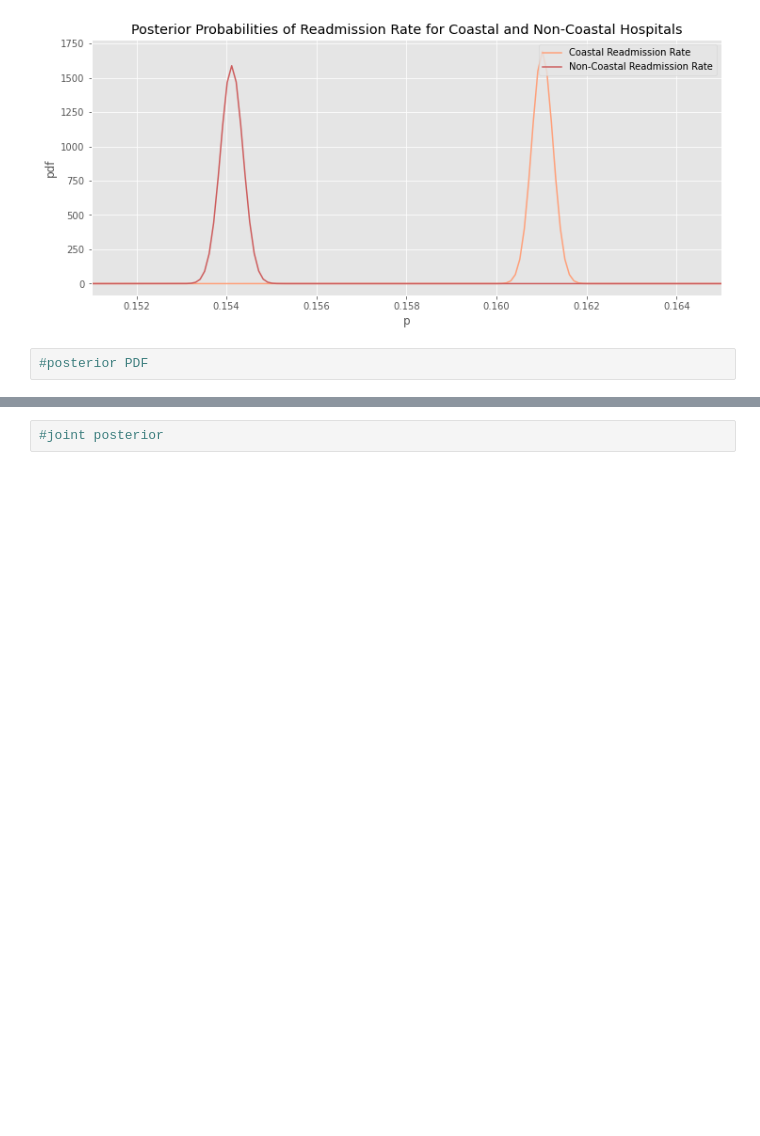
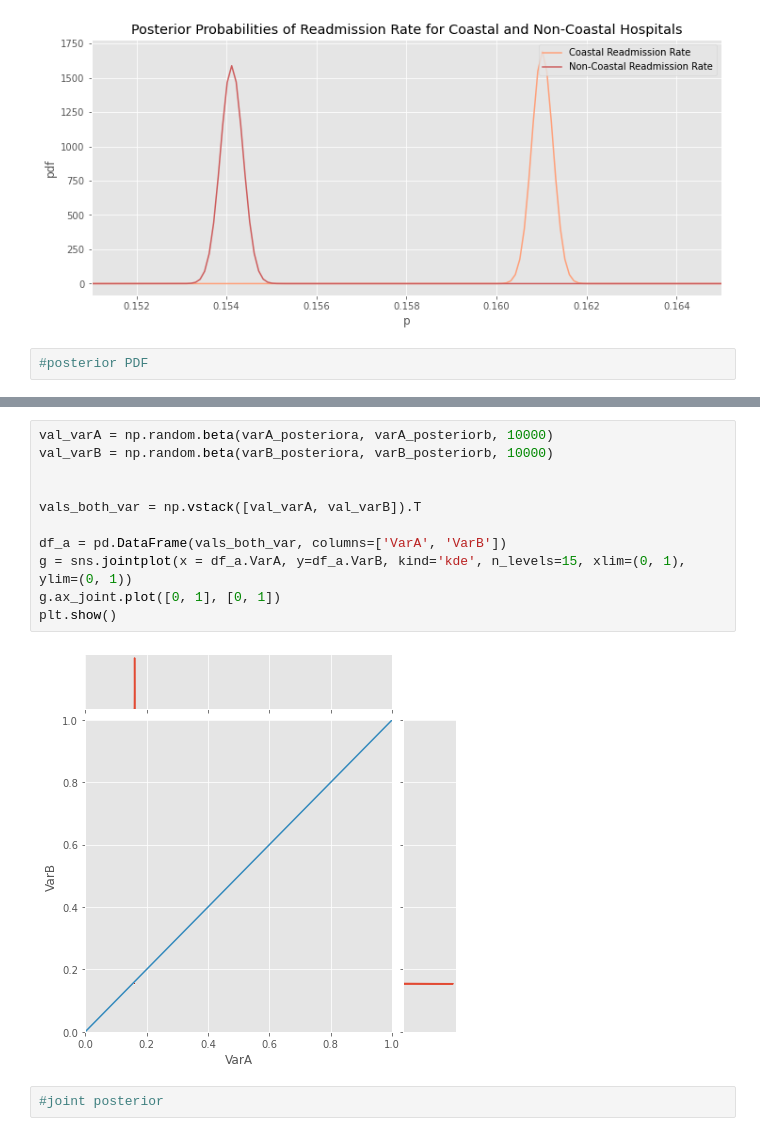
Before and after one commit to l-scho/National-Hosiptal-Readmission, a Jupyter notebook: capstone1_data.ipynb, the cells around one changed output, grey strips where cells are left out. Saved outputs shown, nothing was run; the diff lists cells and outputs as text; blank space fills up the shorter version.

Commit message:
more graphs

```diff
--- a/capstone1_data.ipynb
+++ b/capstone1_data.ipynb
@@ -173,3 +189,16 @@ TypeError: _parse_args() missing 1 required positional argument: 'b'
+# %%
+val_varA = np.random.beta(varA_posteriora, varA_posteriorb, 10000)
+val_varB = np.random.beta(varB_posteriora, varB_posteriorb, 10000)
+
+
+vals_both_var = np.vstack([val_varA, val_varB]).T
+
+df_a = pd.DataFrame(vals_both_var, columns=['VarA', 'VarB'])
+g = sns.jointplot(x = df_a.VarA, y=df_a.VarB, kind='kde', n_levels=15, xlim=(0, 1), ylim=(0, 1))
+g.ax_joint.plot([0, 1], [0, 1])
+plt.show()
+# %% [output]
+[figure, added]
 # %%
 #joint posterior
 # %%
```
Also changed, not shown: parts of 32 cells of this notebook.
